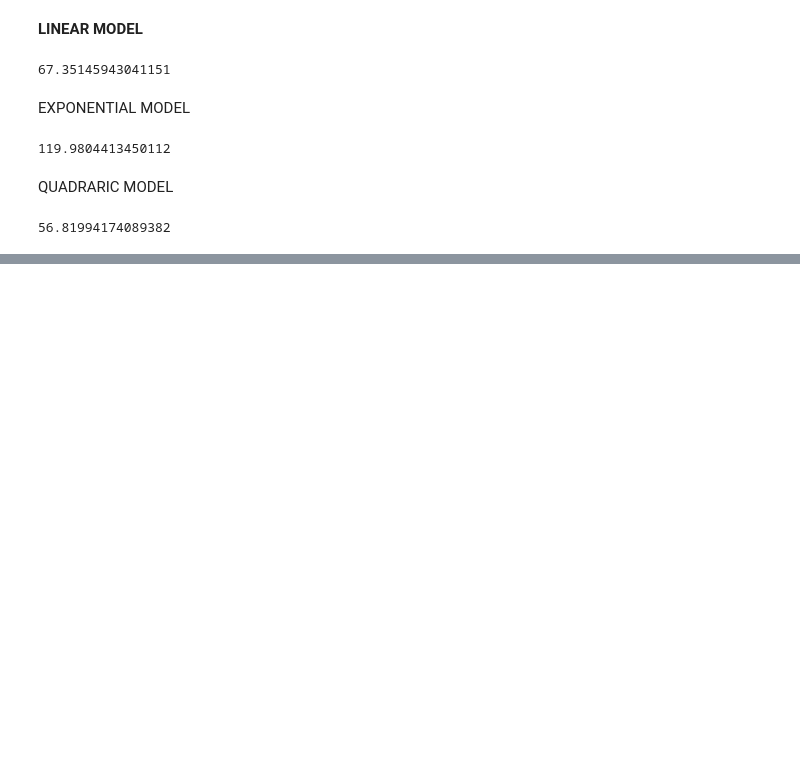
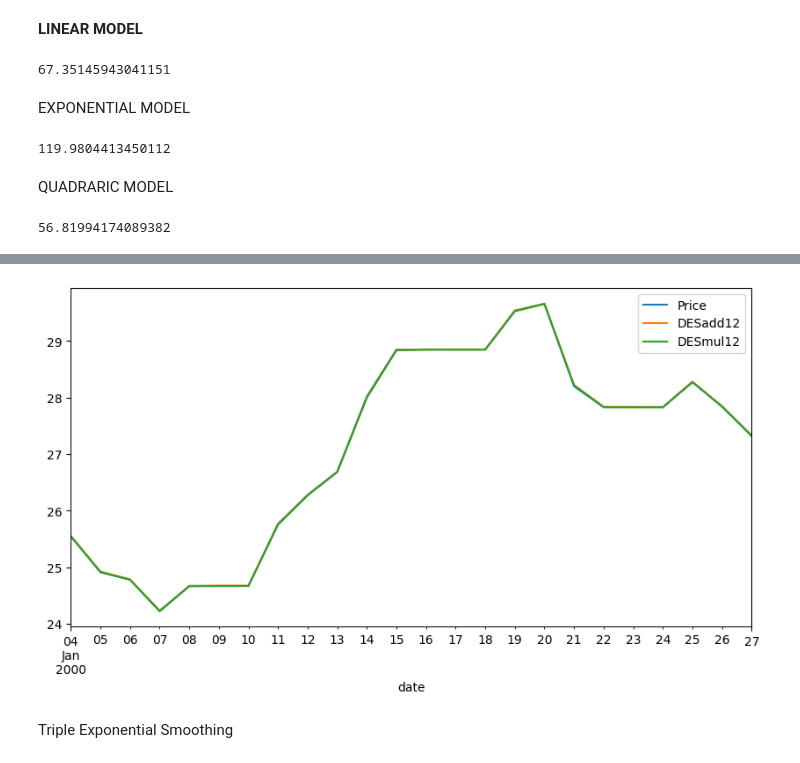
Before and after one commit to chethandvg/crude-oil-prediction, a Jupyter notebook: src/crude_oil_prediction.ipynb, the cells around one changed output, grey strips where cells are left out. Saved outputs shown, nothing was run; the diff lists cells and outputs as text; code cells hidden in the pictures; blank space fills up the shorter version.

```diff
--- a/src/crude_oil_prediction.ipynb
+++ b/src/crude_oil_prediction.ipynb
@@ -490,0 +551,3 @@ rmse_Quad
+# %%
+data['DESmul12'] = ExponentialSmoothing(data['Price'], trend='mul').fit().fittedvalues.shift(-1)
+data.head()
@@ -490,0 +562,6 @@ rmse_Quad
+# %%
+data[['Price','DESadd12','DESmul12']].iloc[:24].plot(figsize=(10,5));
+# %% [output]
+[figure, added]
+# %% [markdown]
+Triple Exponential Smoothing
```
Also changed, not shown: parts of 35 cells of this notebook, 6 other files.
